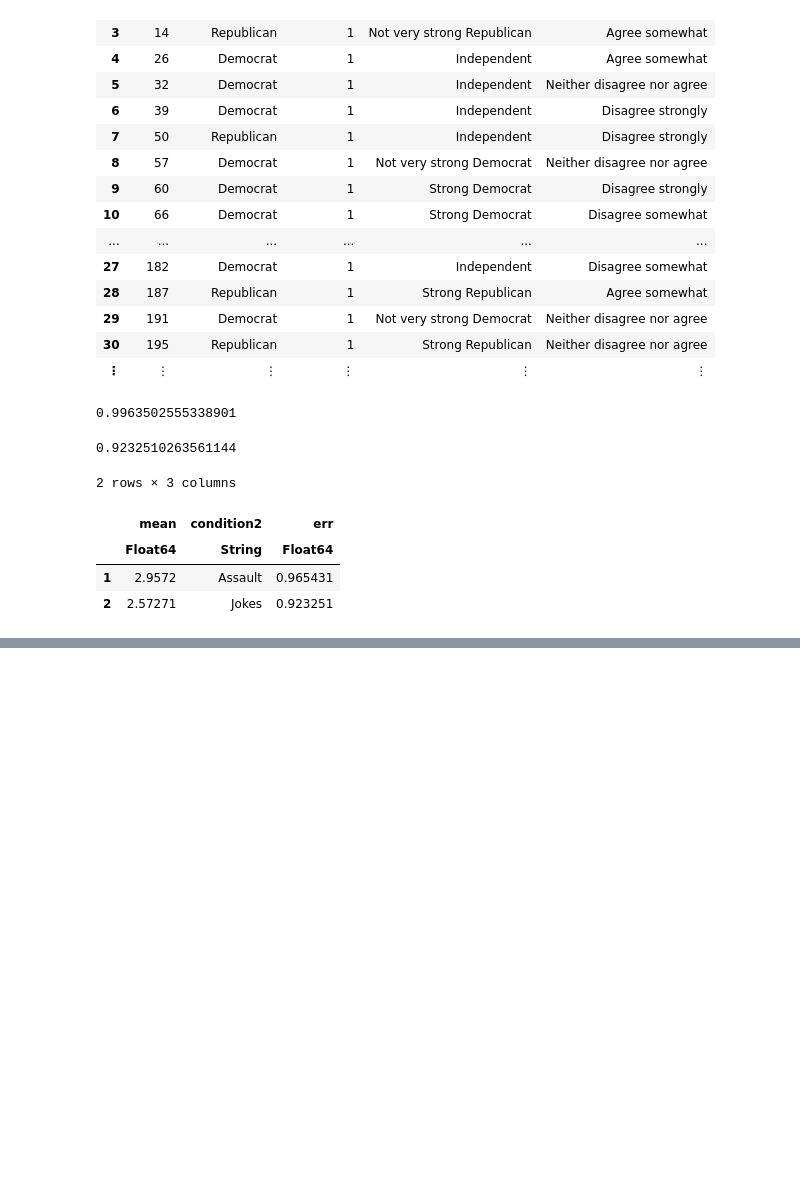
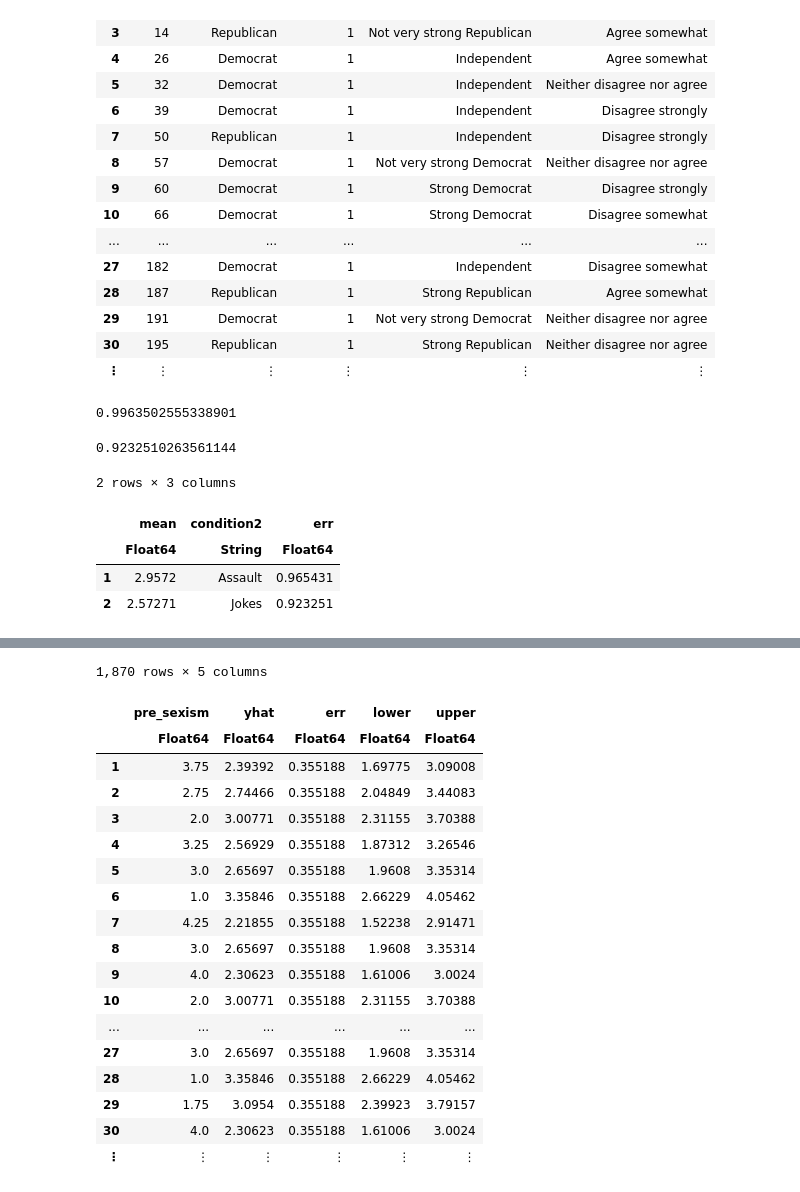
Before and after one commit to mattcingram/rep1_julia, a Jupyter notebook: code/rep1_julia.ipynb, the cells around one changed output, grey strips where cells are left out. Cells and saved outputs as stored; diff of their text form; code cells hidden in the pictures; blank space fills up the shorter version.

```diff
--- a/code/rep1_julia.ipynb
+++ b/code/rep1_julia.ipynb
@@ -1766,0 +1951,3 @@ intdf[1:5,20:21]
+# %%
+m7  = lm(@formula(meanpunishment ~ pre_sexism), df1)
+m7
@@ -1766,0 +1966,28 @@ intdf[1:5,20:21]
+# %%
+temp = DataFrame()
+temp.pre_sexism = m7.mm.m[:,2]
+temp.yhat = GLM.predict(m7)
+temp.err = std(temp.yhat)
+temp.lower = temp.yhat - 1.96*temp.err
+temp.upper = temp.yhat + 1.96*temp.err
+temp
+# %% [output]
+1,870 rows × 5 columns
+|  | pre_sexism | yhat | err | lower | upper |
+|  | Float64 | Float64 | Float64 | Float64 | Float64 |
+| 1 | 3.75 | 2.39392 | 0.355188 | 1.69775 | 3.09008 |
+| 2 | 2.75 | 2.74466 | 0.355188 | 2.04849 | 3.44083 |
+| 3 | 2.0 | 3.00771 | 0.355188 | 2.31155 | 3.70388 |
+| 4 | 3.25 | 2.56929 | 0.355188 | 1.87312 | 3.26546 |
+| 5 | 3.0 | 2.65697 | 0.355188 | 1.9608 | 3.35314 |
+| 6 | 1.0 | 3.35846 | 0.355188 | 2.66229 | 4.05462 |
+| 7 | 4.25 | 2.21855 | 0.355188 | 1.52238 | 2.91471 |
+| 8 | 3.0 | 2.65697 | 0.355188 | 1.9608 | 3.35314 |
+| 9 | 4.0 | 2.30623 | 0.355188 | 1.61006 | 3.0024 |
+| 10 | 2.0 | 3.00771 | 0.355188 | 2.31155 | 3.70388 |
+| ... | ... | ... | ... | ... | ... |
+| 27 | 3.0 | 2.65697 | 0.355188 | 1.9608 | 3.35314 |
+| 28 | 1.0 | 3.35846 | 0.355188 | 2.66229 | 4.05462 |
+| 29 | 1.75 | 3.0954 | 0.355188 | 2.39923 | 3.79157 |
+| 30 | 4.0 | 2.30623 | 0.355188 | 1.61006 | 3.0024 |
+| ⋮ | ⋮ | ⋮ | ⋮ | ⋮ | ⋮ |
```
Also changed, not shown: parts of 28 cells of this notebook.
